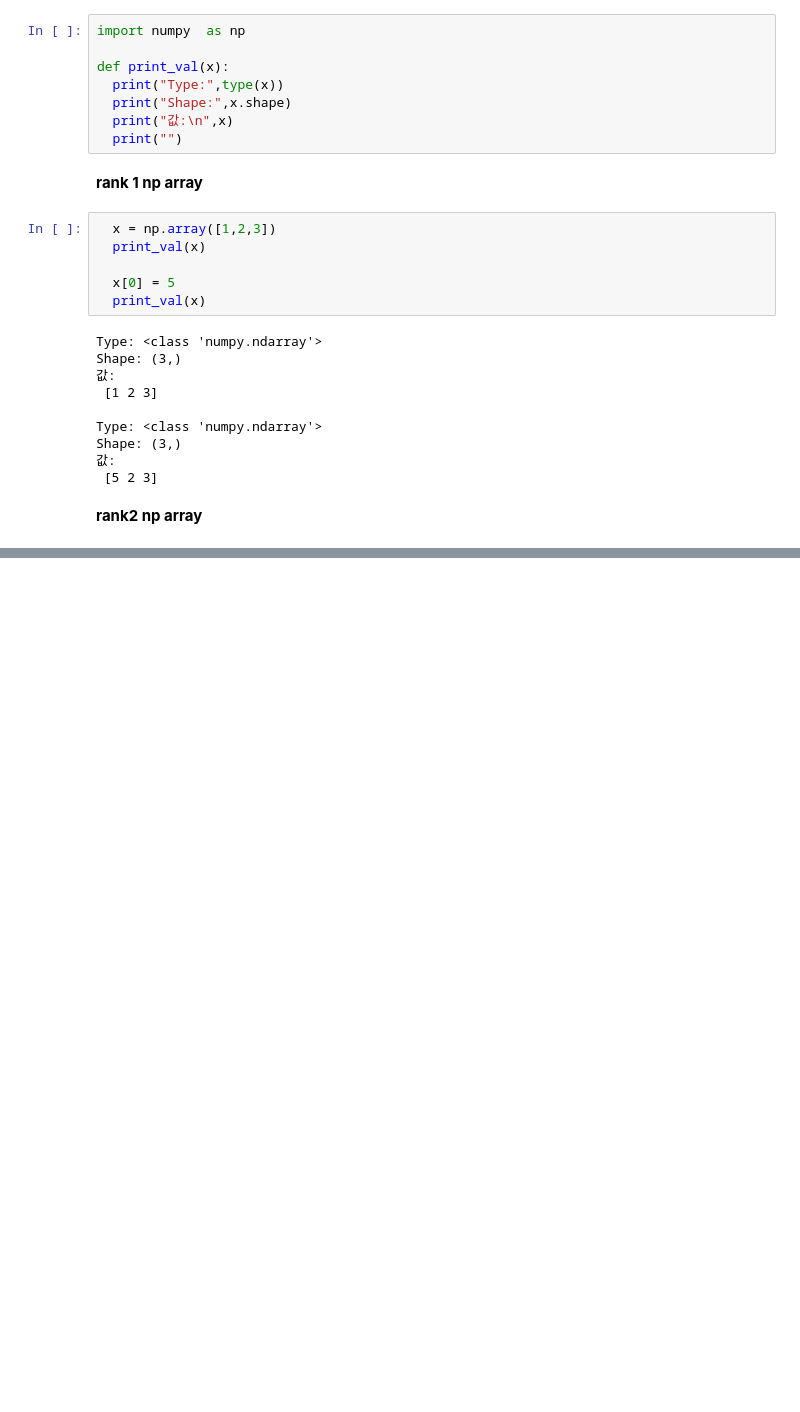
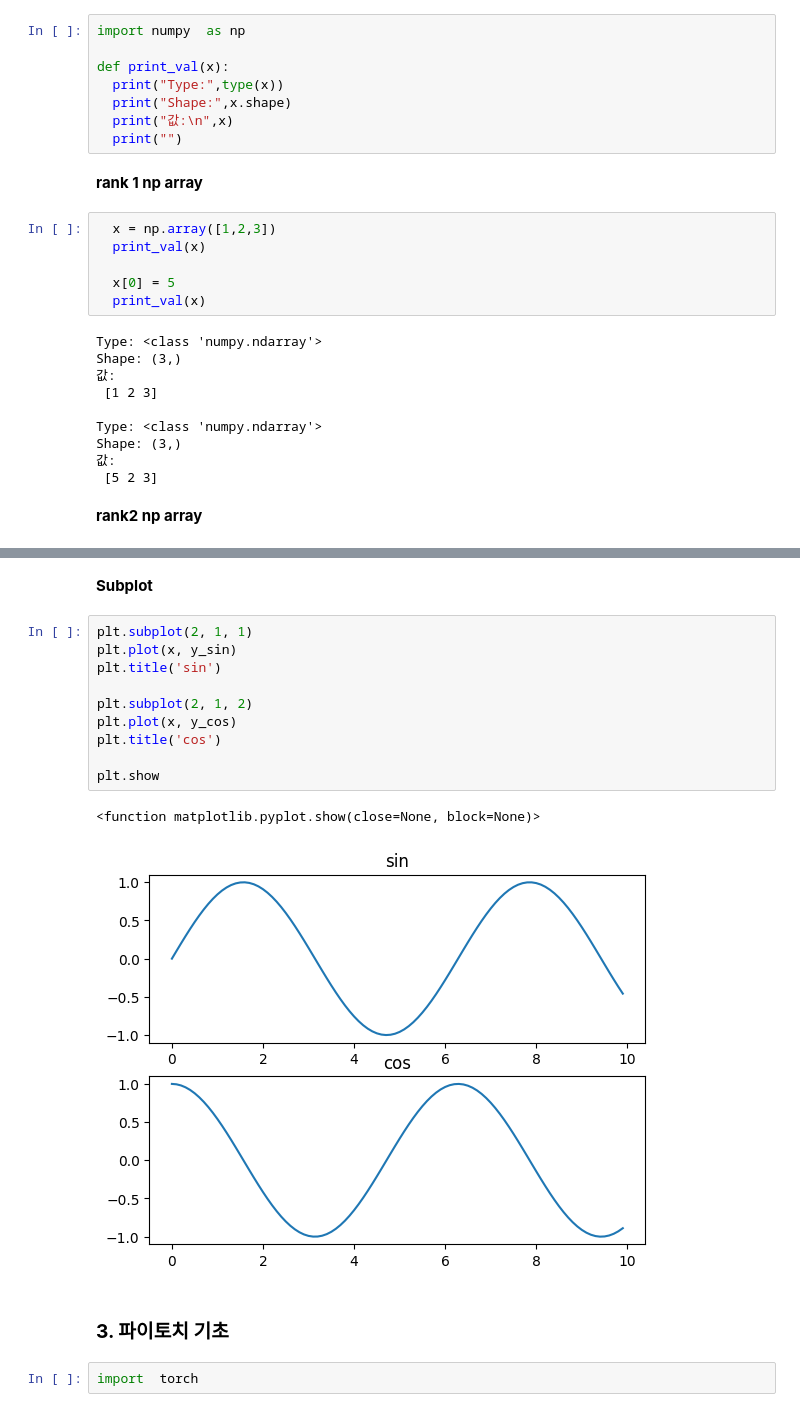
Before and after one commit to TaekGwonNam/2024.VAI, a Jupyter notebook: ec00.ipynb, the cells around one changed output, grey strips where cells are left out. Cells and saved outputs as stored; diff of their text form; blank space fills up the shorter version.

```diff
--- a/ec00.ipynb
+++ b/ec00.ipynb
@@ -33,0 +395,19 @@ Shape: (3,)
+# %% [markdown]
+**Subplot**
+# %%
+plt.subplot(2, 1, 1)
+plt.plot(x, y_sin)
+plt.title('sin')
+
+plt.subplot(2, 1, 2)
+plt.plot(x, y_cos)
+plt.title('cos')
+
+plt.show
+# %% [output]
+<function matplotlib.pyplot.show(close=None, block=None)>
+[figure, added]
+# %% [markdown]
+### **3. 파이토치 기초**
+# %%
+import  torch
```
Also changed, not shown: parts of 65 cells of this notebook.
